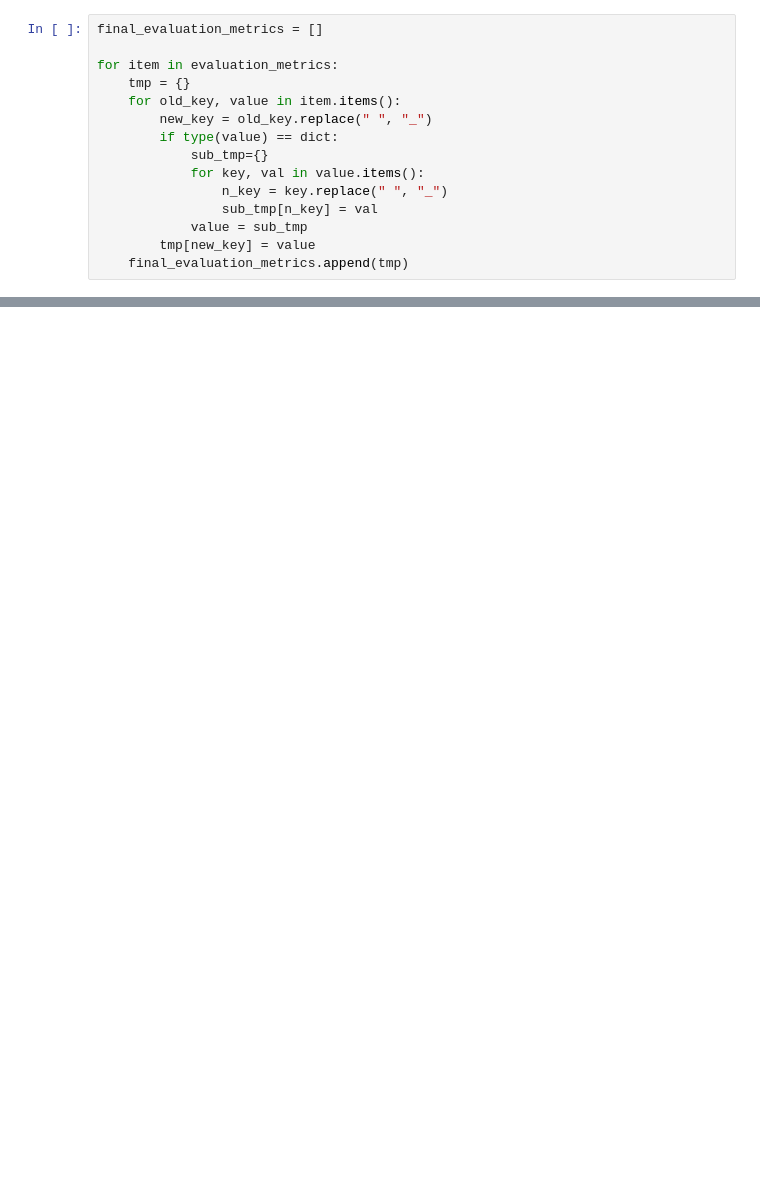
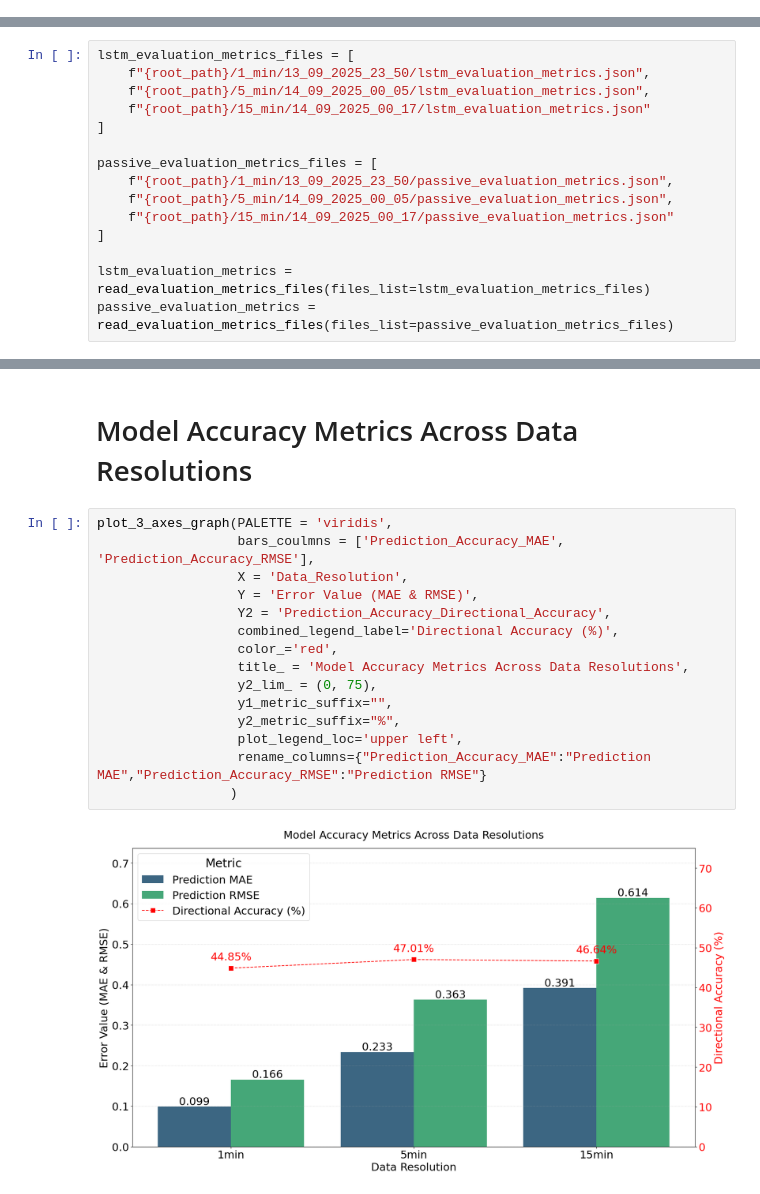
Before and after one commit to yossibatash/tau-final-project, a Jupyter notebook: Final_Report.ipynb, the cells around one changed output, grey strips where cells are left out. Saved outputs shown, nothing was run; the diff lists cells and outputs as text; blank space fills up the shorter version.

Commit message:
20_epochs - Adding all LSTM updated notebooks and final report

```diff
--- a/Final_Report.ipynb
+++ b/Final_Report.ipynb
@@ -24,15 +18,0 @@ for file in evaluation_metrics_files:
-# %%
-final_evaluation_metrics = []
-
-for item in evaluation_metrics:
-    tmp = {}
-    for old_key, value in item.items():
-        new_key = old_key.replace(" ", "_")
-        if type(value) == dict:
-            sub_tmp={}
-            for key, val in value.items():
-                n_key = key.replace(" ", "_")
-                sub_tmp[n_key] = val
-            value = sub_tmp
-        tmp[new_key] = value
-    final_evaluation_metrics.append(tmp)
@@ -510,0 +19,15 @@ Heatmap of Selected Metrics generated.
+# %%
+lstm_evaluation_metrics_files = [
+    f"{root_path}/1_min/13_09_2025_23_50/lstm_evaluation_metrics.json",
+    f"{root_path}/5_min/14_09_2025_00_05/lstm_evaluation_metrics.json",
+    f"{root_path}/15_min/14_09_2025_00_17/lstm_evaluation_metrics.json"
+]
+
+passive_evaluation_metrics_files = [
+    f"{root_path}/1_min/13_09_2025_23_50/passive_evaluation_metrics.json",
+    f"{root_path}/5_min/14_09_2025_00_05/passive_evaluation_metrics.json",
+    f"{root_path}/15_min/14_09_2025_00_17/passive_evaluation_metrics.json"
+]
+
+lstm_evaluation_metrics = read_evaluation_metrics_files(files_list=lstm_evaluation_metrics_files)
+passive_evaluation_metrics = read_evaluation_metrics_files(files_list=passive_evaluation_metrics_files)
@@ -510,0 +217,19 @@ Heatmap of Selected Metrics generated.
+# %% [markdown]
+# Model Accuracy Metrics Across Data Resolutions
+# %%
+plot_3_axes_graph(PALETTE = 'viridis',
+                  bars_coulmns = ['Prediction_Accuracy_MAE', 'Prediction_Accuracy_RMSE'],
+                  X = 'Data_Resolution',
+                  Y = 'Error Value (MAE & RMSE)',
+                  Y2 = 'Prediction_Accuracy_Directional_Accuracy',
+                  combined_legend_label='Directional Accuracy (%)',
+                  color_='red',
+                  title_ = 'Model Accuracy Metrics Across Data Resolutions',
+                  y2_lim_ = (0, 75),
+                  y1_metric_suffix="",
+                  y2_metric_suffix="%",
+                  plot_legend_loc='upper left',
+                  rename_columns={"Prediction_Accuracy_MAE":"Prediction MAE","Prediction_Accuracy_RMSE":"Prediction RMSE"}
+                 )
+# %% [output]
+[figure, added]
```
Also changed, not shown: parts of 16 cells of this notebook, 3 other files.
